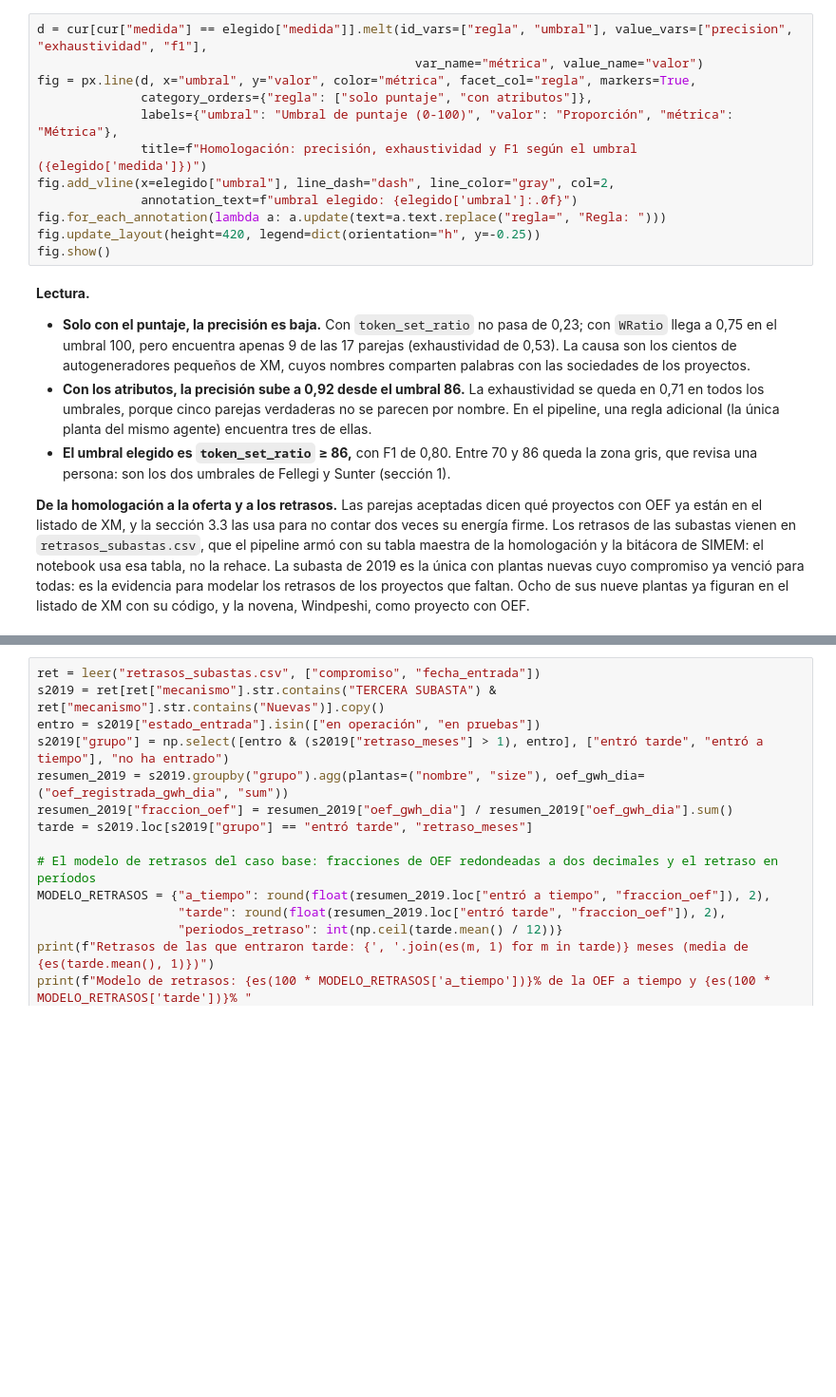
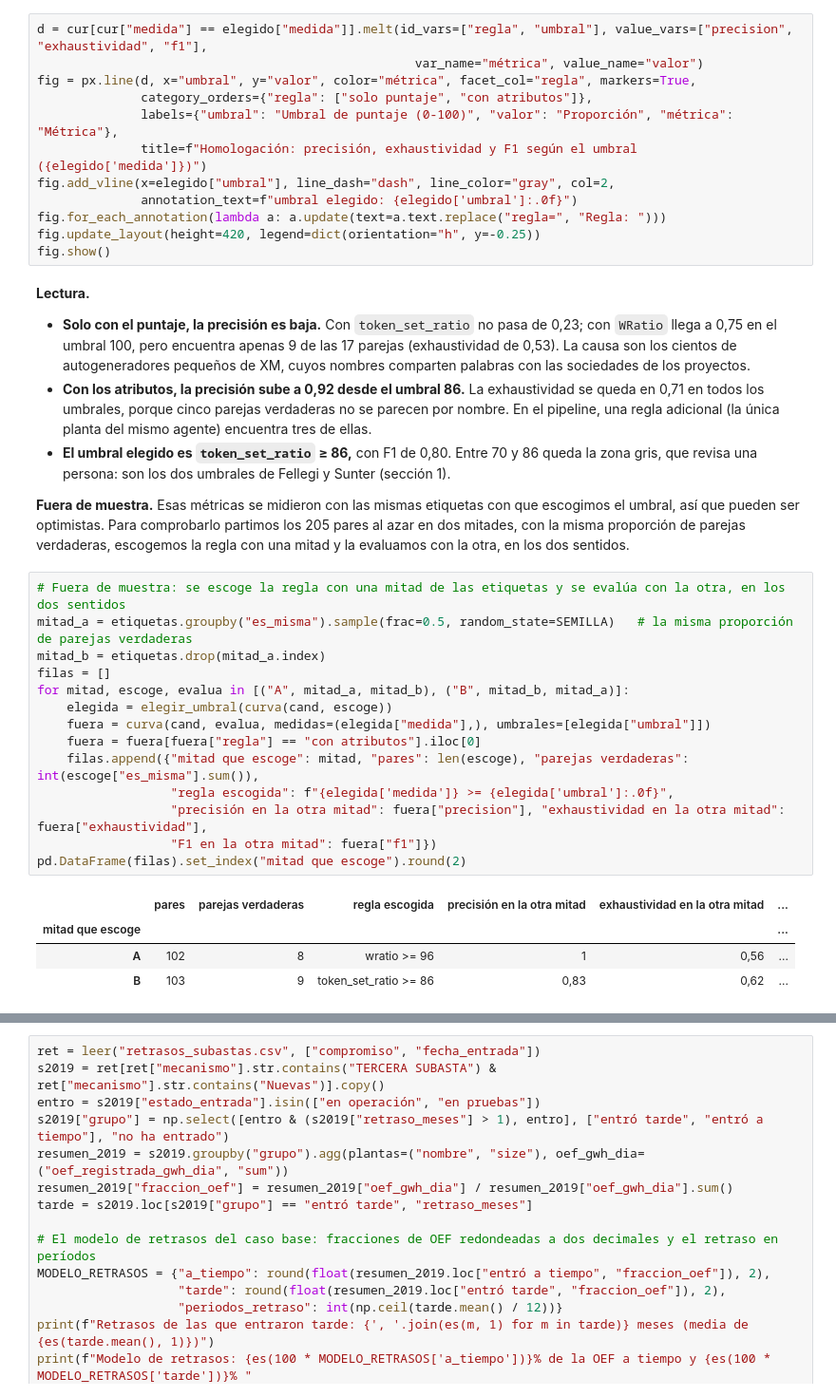
Before and after one commit to cterrassa/suficiencia-sin, a Jupyter notebook: Tutorial_Suficiencia_SIN.ipynb, the cells around one changed output, grey strips where cells are left out. Shown at 95% size. Saved outputs shown, nothing was run; the diff lists cells and outputs as text; blank space fills up the shorter version.

Commit message:
Add files via upload
Revisión de la profesora: umbral fuera de muestra; anexo y animación pasan a docs

```diff
--- a/Tutorial_Suficiencia_SIN.ipynb
+++ b/Tutorial_Suficiencia_SIN.ipynb
@@ -918,4 +918,23 @@ fig.show()
 - **Con los atributos, la precisión sube a 0,92 desde el umbral 86.** La exhaustividad se queda en 0,71 en todos los umbrales, porque cinco parejas verdaderas no se parecen por nombre. En el pipeline, una regla adicional (la única planta del mismo agente) encuentra tres de ellas.
 - **El umbral elegido es `token_set_ratio` ≥ 86,** con F1 de 0,80. Entre 70 y 86 queda la zona gris, que revisa una persona: son los dos umbrales de Fellegi y Sunter (sección 1).
 
-**De la homologación a la oferta y a los retrasos.** Las parejas aceptadas dicen qué proyectos con OEF ya están en el listado de XM, y la sección 3.3 las usa para no contar dos veces su energía firme. Los retrasos de las subastas vienen en `retrasos_subastas.csv`, que el pipeline armó con su tabla maestra de la homologación y la bitácora de SIMEM: el notebook usa esa tabla, no la rehace. La subasta de 2019 es la única con plantas nuevas cuyo compromiso ya venció para todas: es la evidencia para modelar los retrasos de los proyectos que faltan. Ocho de sus nueve plantas ya figuran en el listado de XM con su código, y la novena, Windpeshi, como proyecto con OEF.
+**Fuera de muestra.** Esas métricas se midieron con las mismas etiquetas con que escogimos el umbral, así que pueden ser optimistas. Para comprobarlo partimos los 205 pares al azar en dos mitades, con la misma proporción de parejas verdaderas, escogemos la regla con una mitad y la evaluamos con la otra, en los dos sentidos.
+# %%
+# Fuera de muestra: se escoge la regla con una mitad de las etiquetas y se evalúa con la otra, en los dos sentidos
+mitad_a = etiquetas.groupby("es_misma").sample(frac=0.5, random_state=SEMILLA)   # la misma proporción de parejas verdaderas
+mitad_b = etiquetas.drop(mitad_a.index)
+filas = []
+for mitad, escoge, evalua in [("A", mitad_a, mitad_b), ("B", mitad_b, mitad_a)]:
+    elegida = elegir_umbral(curva(cand, escoge))
+    fuera = curva(cand, evalua, medidas=(elegida["medida"],), umbrales=[elegida["umbral"]])
+    fuera = fuera[fuera["regla"] == "con atributos"].iloc[0]
+    filas.append({"mitad que escoge": mitad, "pares": len(escoge), "parejas verdaderas": int(escoge["es_misma"].sum()),
+                  "regla escogida": f"{elegida['medida']} >= {elegida['umbral']:.0f}",
+                  "precisión en la otra mitad": fuera["precision"], "exhaustividad en la otra mitad": fuera["exhaustividad"],
+                  "F1 en la otra mitad": fuera["f1"]})
+pd.DataFrame(filas).set_index("mitad que escoge").round(2)
+# %% [output]
+|  | pares | parejas verdaderas | regla escogida | precisión en la otra mitad | exhaustividad en la otra mitad | ... |
+| mitad que escoge |  |  |  |  |  | ... |
+| A | 102 | 8 | wratio >= 96 | 1 | 0,56 | ... |
+| B | 103 | 9 | token_set_ratio >= 86 | 0,83 | 0,62 | ... |
```
Also changed, not shown: parts of 15 cells of this notebook, 5 other files.
